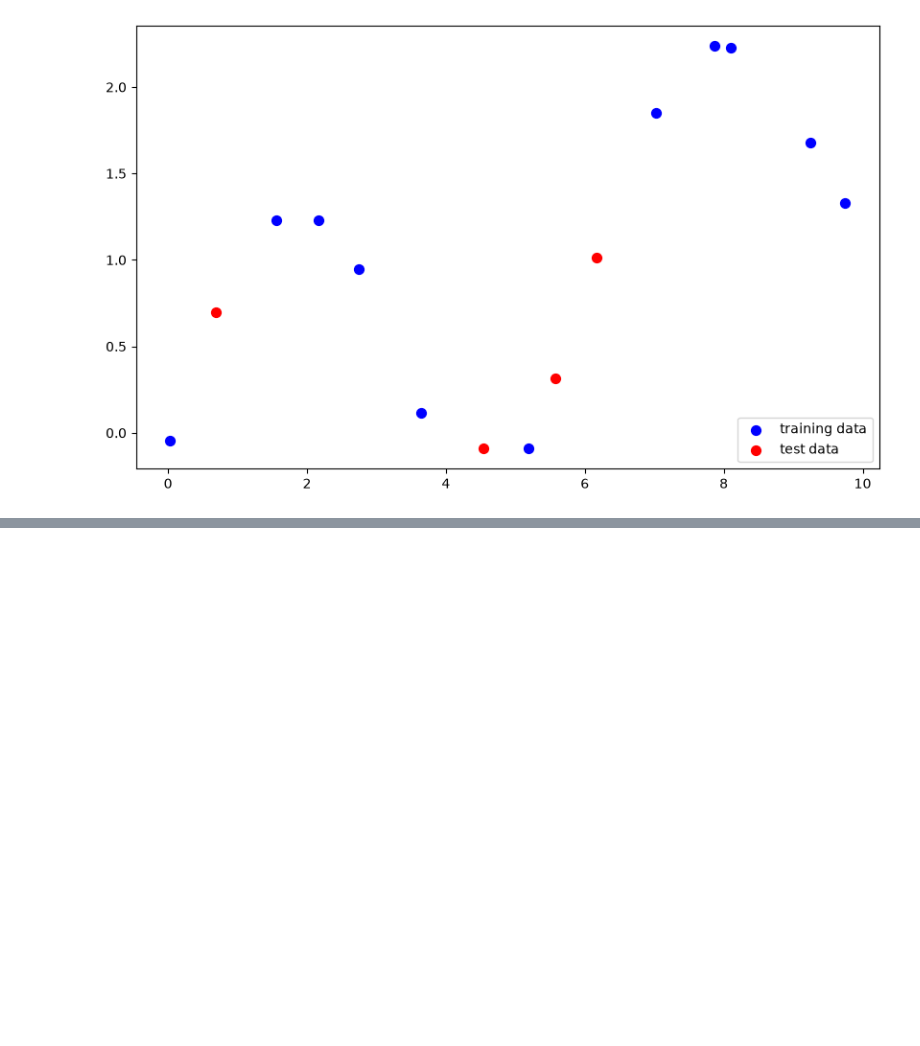
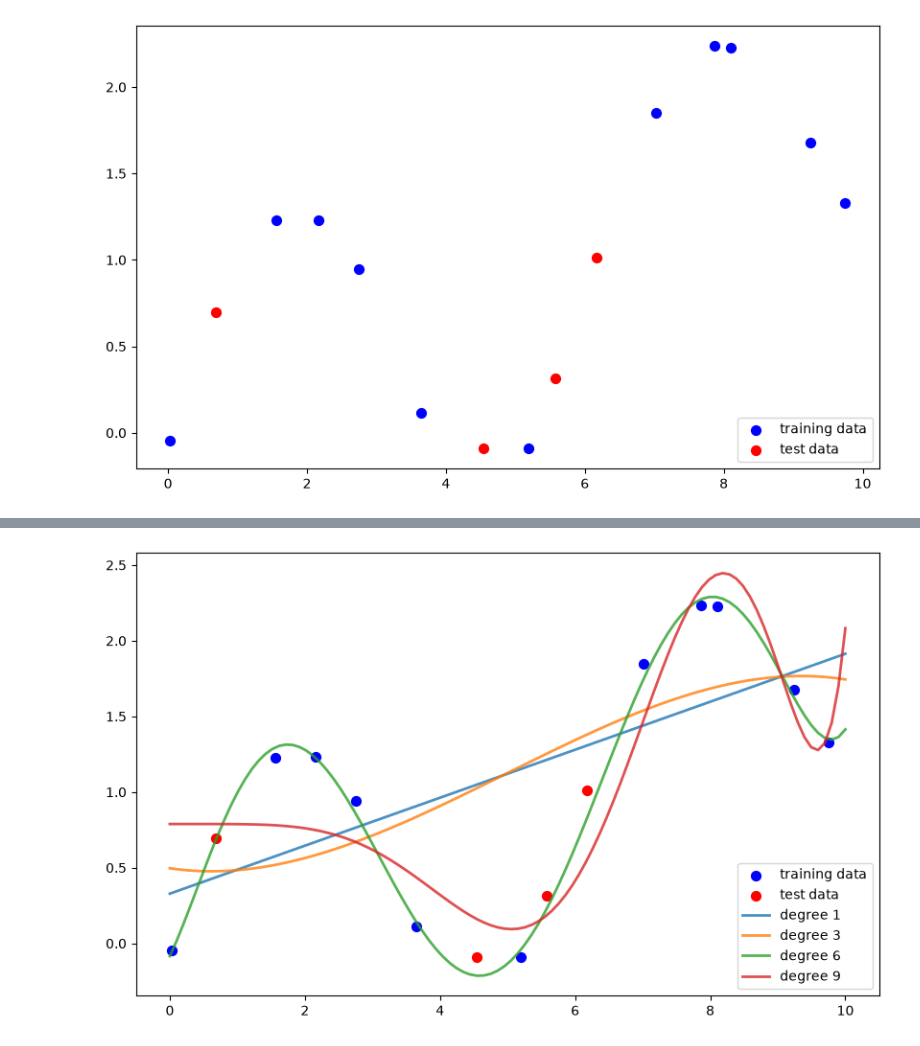
Before and after one commit to danieluyere/Data-Analysis-Practice, a Jupyter notebook: Machine-Learning-Tutorial/michigan-data-sci.ipynb, the cells around one changed output, grey strips where cells are left out. Saved outputs shown, nothing was run; the diff lists cells and outputs as text; code cells hidden in the pictures; blank space fills up the shorter version.

Commit message:
feat: Polynomial features degrees decision boundary plotted

```diff
--- a/Machine-Learning-Tutorial/michigan-data-sci.ipynb
+++ b/Machine-Learning-Tutorial/michigan-data-sci.ipynb
@@ -21,0 +25,35 @@ ax.legend(loc=4)
+# %%
+from sklearn.linear_model import LinearRegression
+from sklearn.preprocessing import PolynomialFeatures
+
+degrees = [1, 3, 6, 9]
+
+# samples to test model
+X_sample = np.linspace(0,10,100)
+
+# store predictions, 4 degrees x 100 target values
+predictions = np.zeros((4, 100))
+
+for i, deg in enumerate(degrees):
+    # set transformer
+    poly = PolynomialFeatures(degree=deg, include_bias=False)
+
+    # fit and transform test data and fit model
+    X_tr_poly = poly.fit_transform(X_train.reshape(-1,1))
+    model = LinearRegression().fit(X_tr_poly, y_train)
+
+    # test model predictions
+    X_sample_poly = poly.transform(X_sample.reshape(-1,1))
+    y_pred = model.predict(X_sample_poly)
+
+    # update prdictions with y_pred
+    predictions[i] = y_pred
+
+
+# plot prediction boundary
+for i, deg in enumerate(degrees):
+    ax.plot(X_sample, predictions[i], alpha=0.8, lw=2, label=f'degree {deg}')
+ax.legend(loc=4)
+display(fig)
+# %% [output]
+[figure, added]
```
Also changed, not shown: parts of 2 cells of this notebook.
